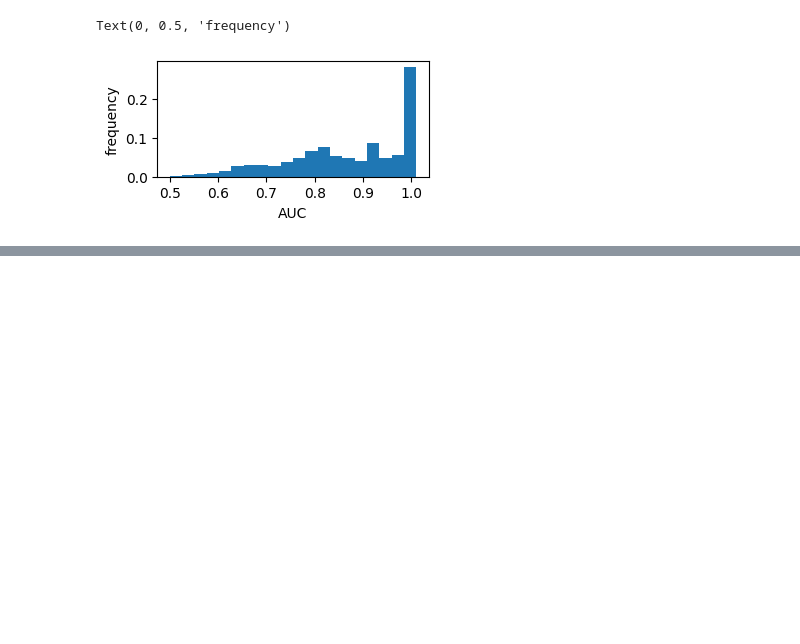
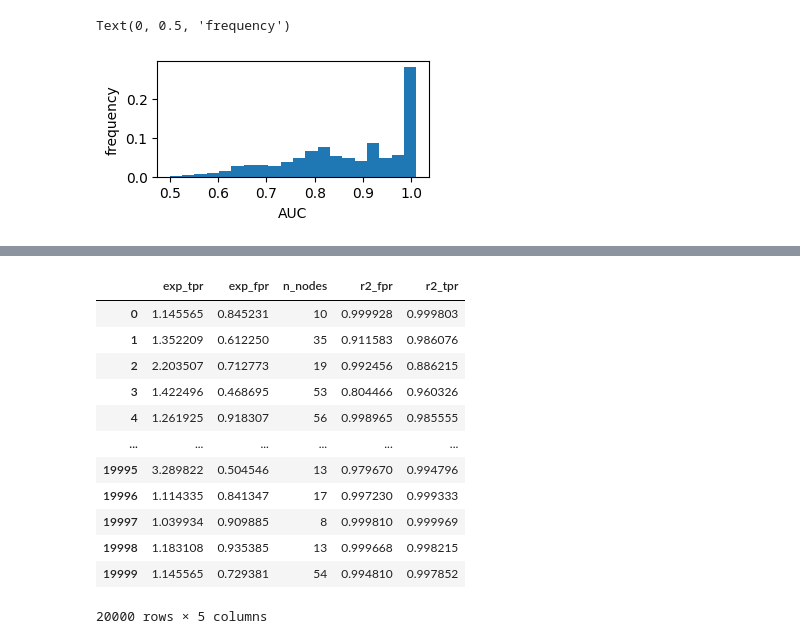
Before and after one commit to FalseNegativeLab/mlscorecheck, a Jupyter notebook: notebooks/auc_experiments/10-exponential-fit-illustration.ipynb, the cells around one changed output, grey strips where cells are left out. Saved outputs shown, nothing was run; the diff lists cells and outputs as text; code cells hidden in the pictures; blank space fills up the shorter version.

```diff
--- a/notebooks/auc_experiments/10-exponential-fit-illustration.ipynb
+++ b/notebooks/auc_experiments/10-exponential-fit-illustration.ipynb
@@ -49,3 +59,19 @@ len(data)
+# %%
+data[['exp_tpr', 'exp_fpr', 'n_nodes', 'r2_fpr', 'r2_tpr']]
+# %% [output]
+|  | exp_tpr | exp_fpr | n_nodes | r2_fpr | r2_tpr |
+| 0 | 1.145565 | 0.845231 | 10 | 0.999928 | 0.999803 |
+| 1 | 1.352209 | 0.612250 | 35 | 0.911583 | 0.986076 |
+| 2 | 2.203507 | 0.712773 | 19 | 0.992456 | 0.886215 |
+| 3 | 1.422496 | 0.468695 | 53 | 0.804466 | 0.960326 |
+| 4 | 1.261925 | 0.918307 | 56 | 0.998965 | 0.985555 |
+| ... | ... | ... | ... | ... | ... |
+| 19995 | 3.289822 | 0.504546 | 13 | 0.979670 | 0.994796 |
+| 19996 | 1.114335 | 0.841347 | 17 | 0.997230 | 0.999333 |
+| 19997 | 1.039934 | 0.909885 | 8 | 0.999810 | 0.999969 |
+| 19998 | 1.183108 | 0.935385 | 13 | 0.999668 | 0.998215 |
+| 19999 | 1.145565 | 0.729381 | 54 | 0.994810 | 0.997852 |
+20000 rows × 5 columns
 # %%
 data[['r2_fpr', 'r2_tpr']].mean()#, data[['r2_fpr_train', 'r2_tpr_train']].mean()
 # %% [output]
```
Also changed, not shown: parts of 14 cells of this notebook, 1 other file.
